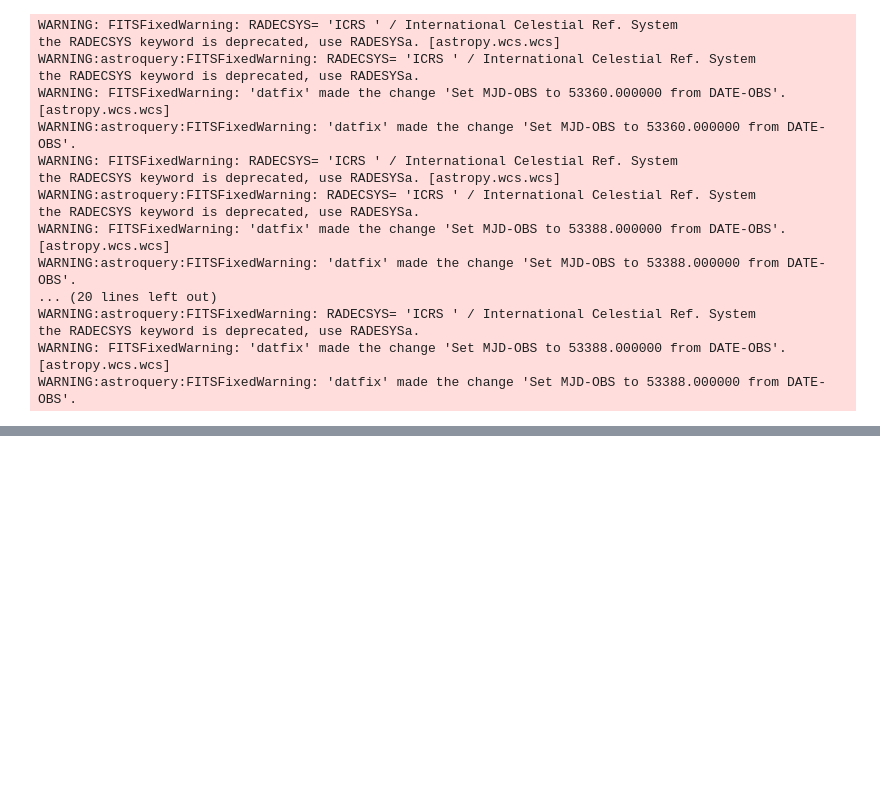
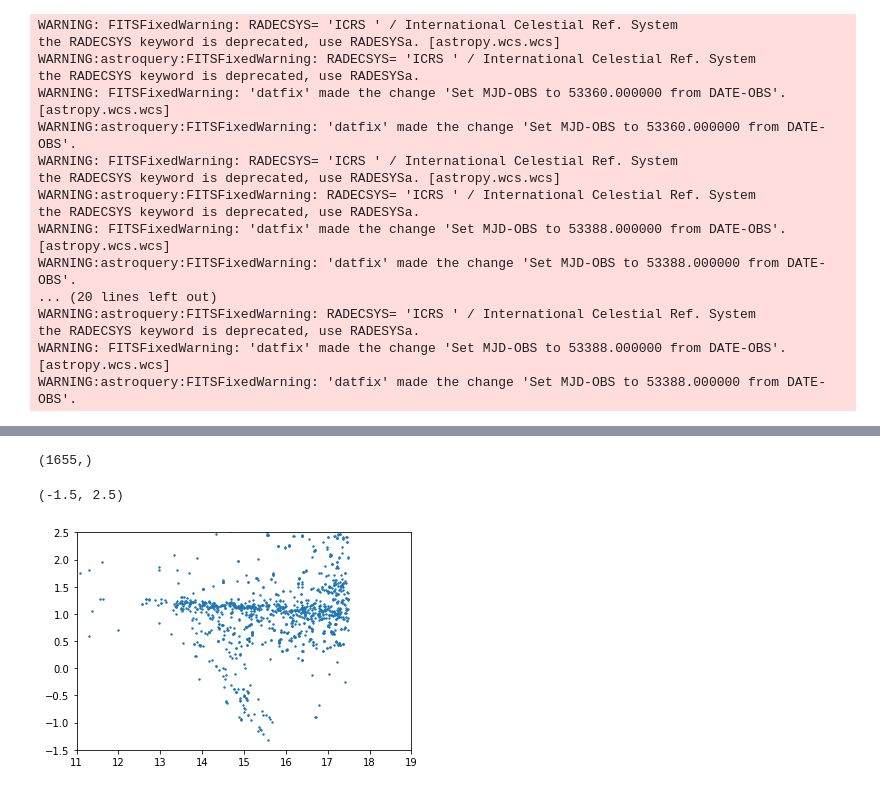
Before and after one commit to csabiu/astronomy, a Jupyter notebook: Astro_galaxies.ipynb, the cells around one changed output, grey strips where cells are left out. Drawn from its saved outputs; the diff is of its cells as text; code cells hidden in the pictures; blank space fills up the shorter version.

```diff
--- a/Astro_galaxies.ipynb
+++ b/Astro_galaxies.ipynb
@@ -161,0 +187,25 @@ plt.ylabel('dec')
+# %%
+query = " SELECT TOP 5000 objID, ra ,dec,  \
+        cModelMag_u, cModelMag_g, cModelMag_r, cModelMag_i, \
+        cModelMag_z FROM  PhotoObjAll  WHERE cModelMag_i < 17.5 AND \
+        ra > (194.9-0.3) and ra < (194.9+0.3) and dec > (27.96-0.3) and dec < (27.96+0.3)"
+
+res = SDSS.query_sql(query)
+# %%
+ra=res['ra']
+dec=res['dec']
+m_u=res['cModelMag_u']
+m_r=res['cModelMag_r']
+m_g=res['cModelMag_g']
+m_i=res['cModelMag_i']
+m_z=res['cModelMag_z']
+ra.shape
+# %% [output]
+(1655,)
+# %%
+plt.scatter(m_i,m_g-m_i,s=2,)
+plt.xlim([11,19])
+plt.ylim(-1.5,2.5)
+# %% [output]
+(-1.5, 2.5)
+[figure, added]
```
Also changed, not shown: parts of 4 cells of this notebook.
